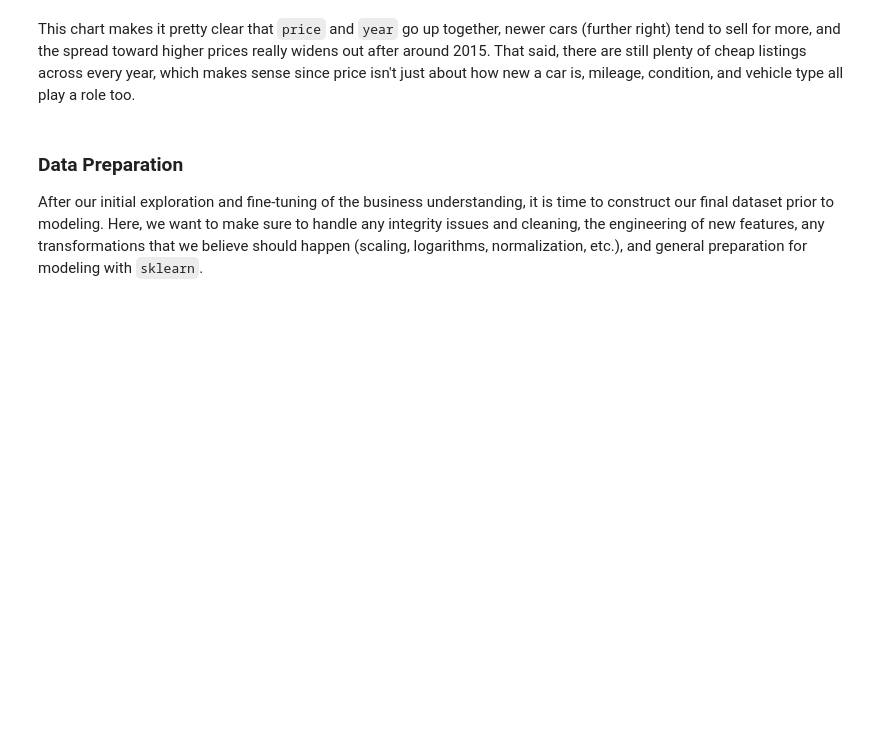
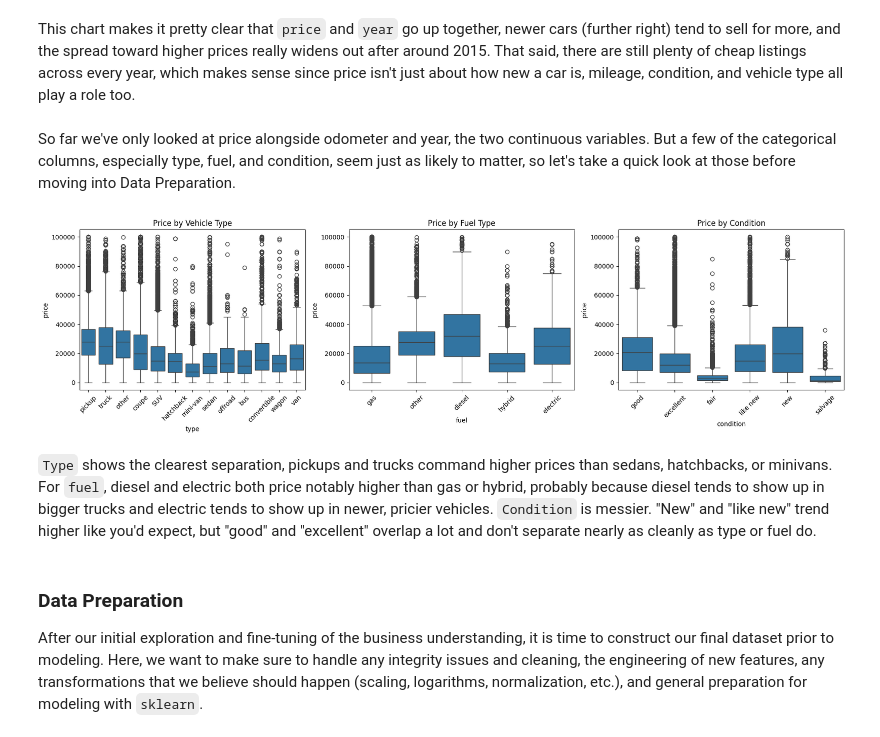
Before and after one commit to vipphan/practical-application-2, a Jupyter notebook: prompt_II.ipynb, the cells around one changed output. Drawn from its saved outputs; the diff is of its cells as text; code cells hidden in the pictures; blank space fills up the shorter version.

```diff
--- a/prompt_II.ipynb
+++ b/prompt_II.ipynb
@@ -133,5 +132,29 @@ plt.show()
 # %% [markdown]
 This chart makes it pretty clear that `price` and `year` go up together, newer cars (further right) tend to sell for more, and the spread toward higher prices really widens out after around 2015. That said, there are still plenty of cheap listings across every year, which makes sense since price isn't just about how new a car is, mileage, condition, and vehicle type all play a role too.
+# %% [markdown]
+So far we've only looked at price alongside odometer and year, the two continuous variables. But a few of the categorical columns, especially type, fuel, and condition, seem just as likely to matter, so let's take a quick look at those before moving into Data Preparation.
+# %%
+# visualizing price by key categorical variables
+fig, axes = plt.subplots(1, 3, figsize=(18, 5))
+
+sns.boxplot(data=cars_df_viz, x='type', y='price', ax=axes[0])
+axes[0].set_title('Price by Vehicle Type')
+axes[0].tick_params(axis='x', rotation=45)
+
+sns.boxplot(data=cars_df_viz, x='fuel', y='price', ax=axes[1])
+axes[1].set_title('Price by Fuel Type')
+axes[1].tick_params(axis='x', rotation=45)
+
+sns.boxplot(data=cars_df_viz, x='condition', y='price', ax=axes[2])
+axes[2].set_title('Price by Condition')
+axes[2].tick_params(axis='x', rotation=45)
+
+plt.tight_layout()
+plt.show()
+# %% [output]
+[figure, added]
+# %% [markdown]
+`Type` shows the clearest separation, pickups and trucks command higher prices than sedans, hatchbacks, or minivans. For `fuel`, diesel and electric both price notably higher than gas or hybrid, probably because diesel tends to show up in bigger trucks and electric tends to show up in newer, pricier vehicles. `Condition` is messier. "New" and "like new" trend higher like you'd expect, but "good" and "excellent" overlap a lot and don't separate nearly as cleanly as type or fuel do.
 # %% [markdown]
 ### Data Preparation
 
```
Also changed, not shown: parts of 6 cells of this notebook.
